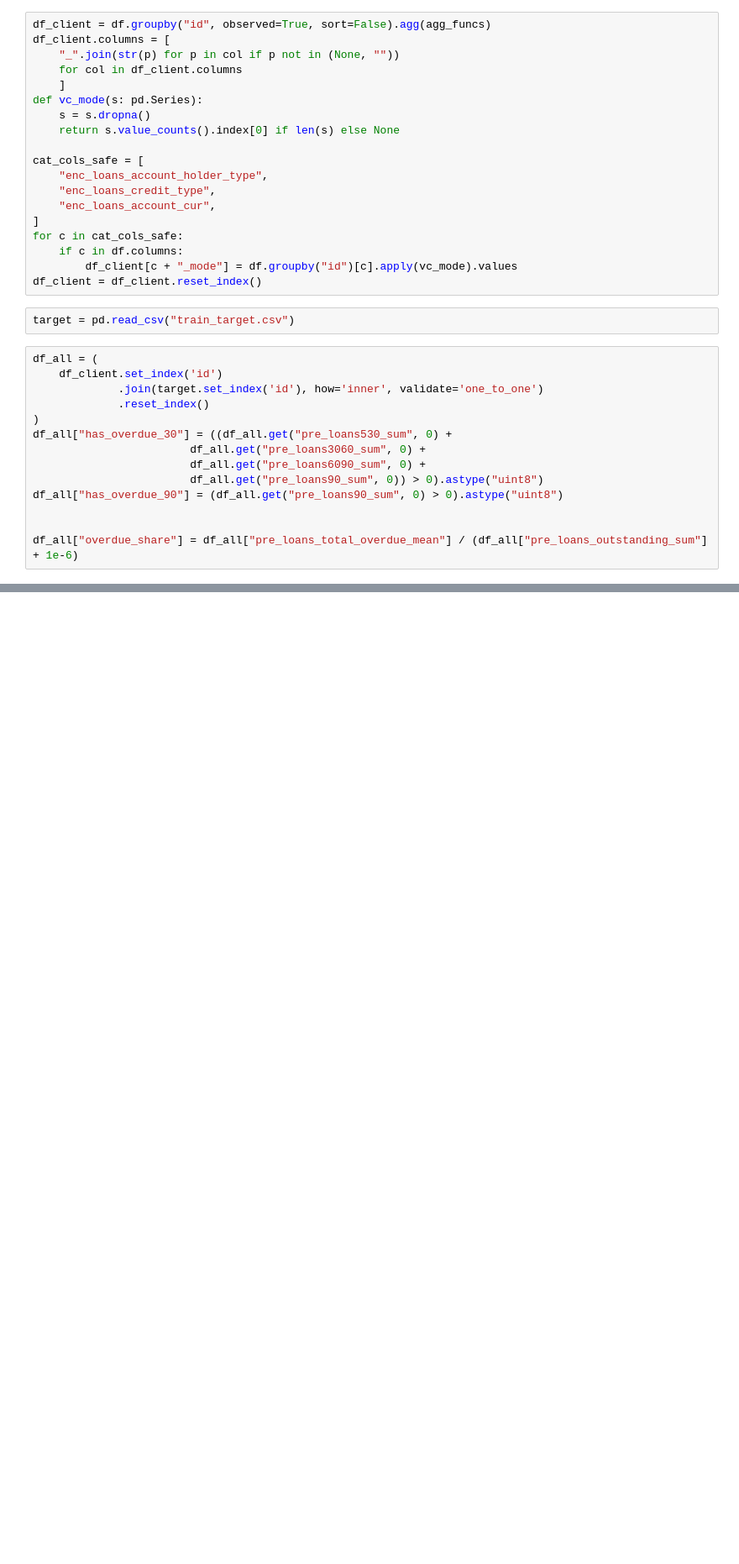
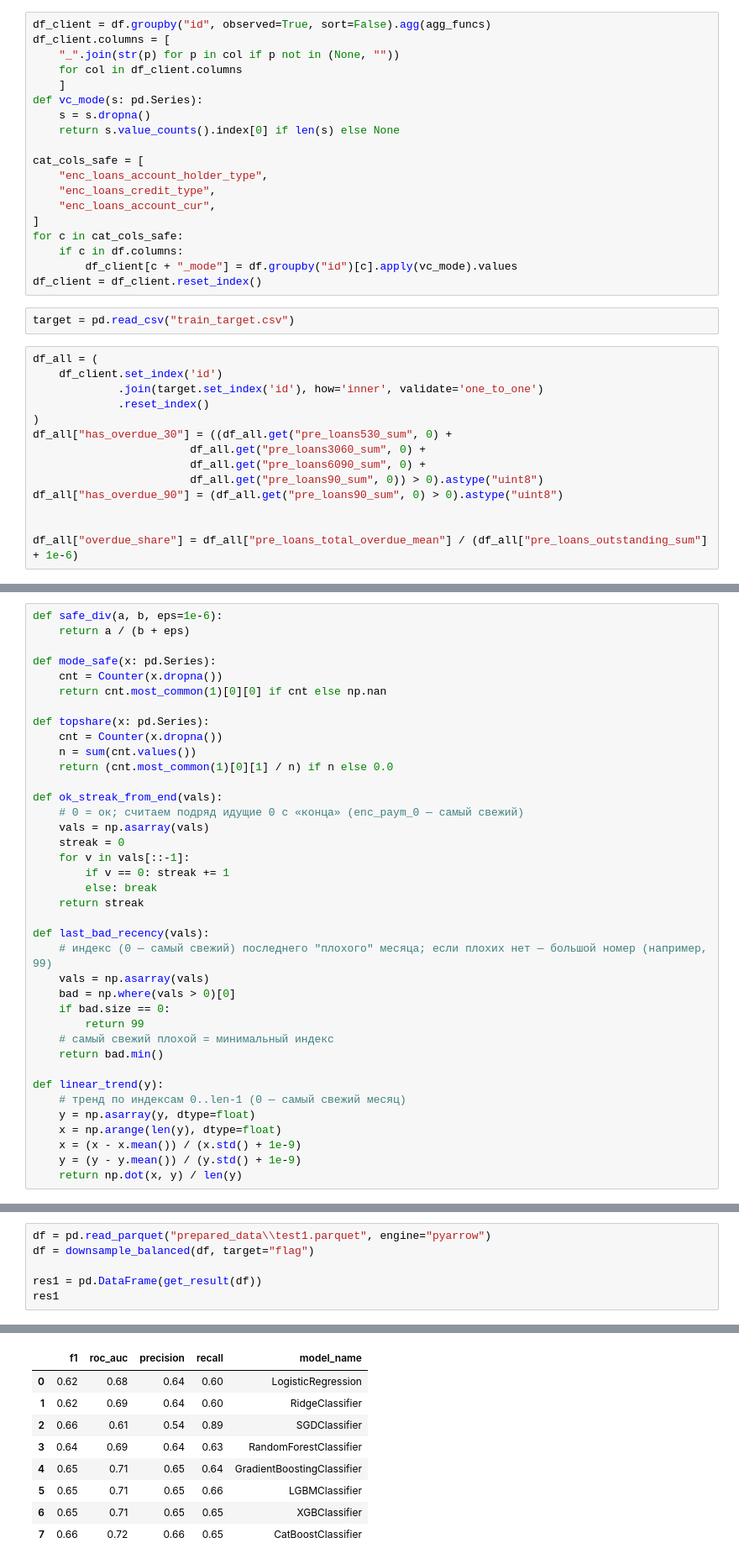
Before and after one commit to Braxlysh/CreditRisks, a Jupyter notebook: creditRiskModeling.ipynb, the cells around one changed output, grey strips where cells are left out. Shown at 84% size. Drawn from its saved outputs; the diff is of its cells as text; blank space fills up the shorter version.

```diff
--- a/creditRiskModeling.ipynb
+++ b/creditRiskModeling.ipynb
@@ -396,0 +719,38 @@ df_all.to_parquet(
+# %%
+def safe_div(a, b, eps=1e-6):
+    return a / (b + eps)
+
+def mode_safe(x: pd.Series):
+    cnt = Counter(x.dropna())
+    return cnt.most_common(1)[0][0] if cnt else np.nan
+
+def topshare(x: pd.Series):
+    cnt = Counter(x.dropna())
+    n = sum(cnt.values())
+    return (cnt.most_common(1)[0][1] / n) if n else 0.0
+
+def ok_streak_from_end(vals):
+    # 0 = ок; считаем подряд идущие 0 с «конца» (enc_paym_0 — самый свежий)
+    vals = np.asarray(vals)
+    streak = 0
+    for v in vals[::-1]:
+        if v == 0: streak += 1
+        else: break
+    return streak
+
+def last_bad_recency(vals):
+    # индекс (0 — самый свежий) последнего "плохого" месяца; если плохих нет — большой номер (например, 99)
+    vals = np.asarray(vals)
+    bad = np.where(vals > 0)[0]
+    if bad.size == 0:
+        return 99
+    # самый свежий плохой = минимальный индекс
+    return bad.min()
+
+def linear_trend(y):
+    # тренд по индексам 0..len-1 (0 — самый свежий месяц)
+    y = np.asarray(y, dtype=float)
+    x = np.arange(len(y), dtype=float)
+    x = (x - x.mean()) / (x.std() + 1e-9)
+    y = (y - y.mean()) / (y.std() + 1e-9)
+    return np.dot(x, y) / len(y)
@@ -415,0 +1253,7 @@ df_all.to_parquet(
+# %%
+df = pd.read_parquet("prepared_data\\test1.parquet", engine="pyarrow")
+df = downsample_balanced(df, target="flag")
+
+res1 = pd.DataFrame(get_result(df))
+res1
+# %% [output]
@@ -416 +1268,10 @@ df_all.to_parquet(
+|  | f1 | roc_auc | precision | recall | model_name |
+| 0 | 0.62 | 0.68 | 0.64 | 0.60 | LogisticRegression |
+| 1 | 0.62 | 0.69 | 0.64 | 0.60 | RidgeClassifier |
+| 2 | 0.66 | 0.61 | 0.54 | 0.89 | SGDClassifier |
+| 3 | 0.64 | 0.69 | 0.64 | 0.63 | RandomForestClassifier |
+| 4 | 0.65 | 0.71 | 0.65 | 0.64 | GradientBoostingClassifier |
+| 5 | 0.65 | 0.71 | 0.65 | 0.66 | LGBMClassifier |
+| 6 | 0.65 | 0.71 | 0.65 | 0.65 | XGBClassifier |
+| 7 | 0.66 | 0.72 | 0.66 | 0.65 | CatBoostClassifier |
 # %% [markdown]
```
Also changed, not shown: parts of 68 cells of this notebook, 8 other files.
